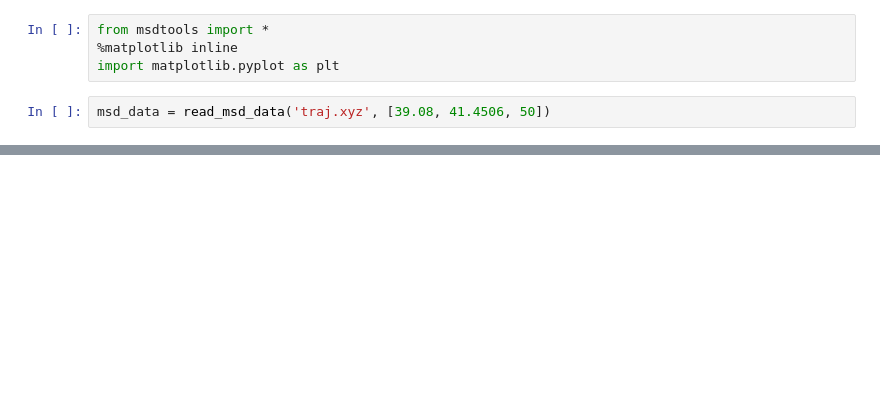
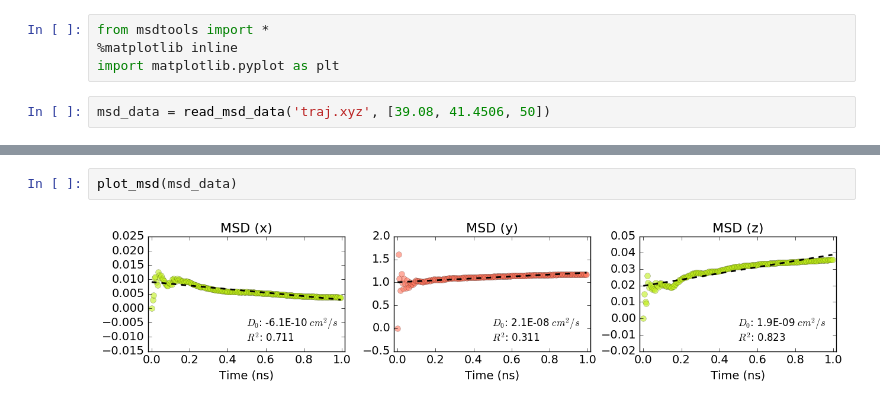
Before and after one commit to kbsezginel/nanocar-misc, a Jupyter notebook: scripts/plot-test.ipynb, the cells around one changed output, grey strips where cells are left out. Cells and saved outputs as stored; diff of their text form; blank space fills up the shorter version.

Commit message:
Update scripts add plot_msd function.

```diff
--- a/scripts/plot-test.ipynb
+++ b/scripts/plot-test.ipynb
@@ -47,0 +7,4 @@ msd_fit[-1]
+# %%
+plot_msd(msd_data)
+# %% [output]
+[figure, added]
```
Also changed, not shown: parts of 4 cells of this notebook, 2 other files.
